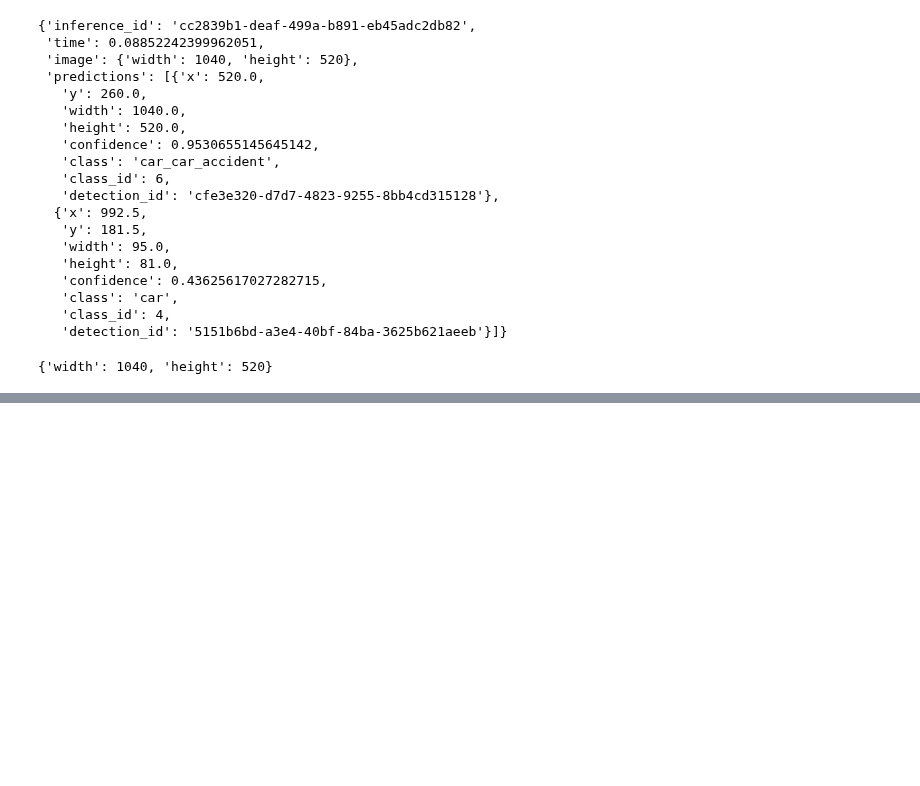
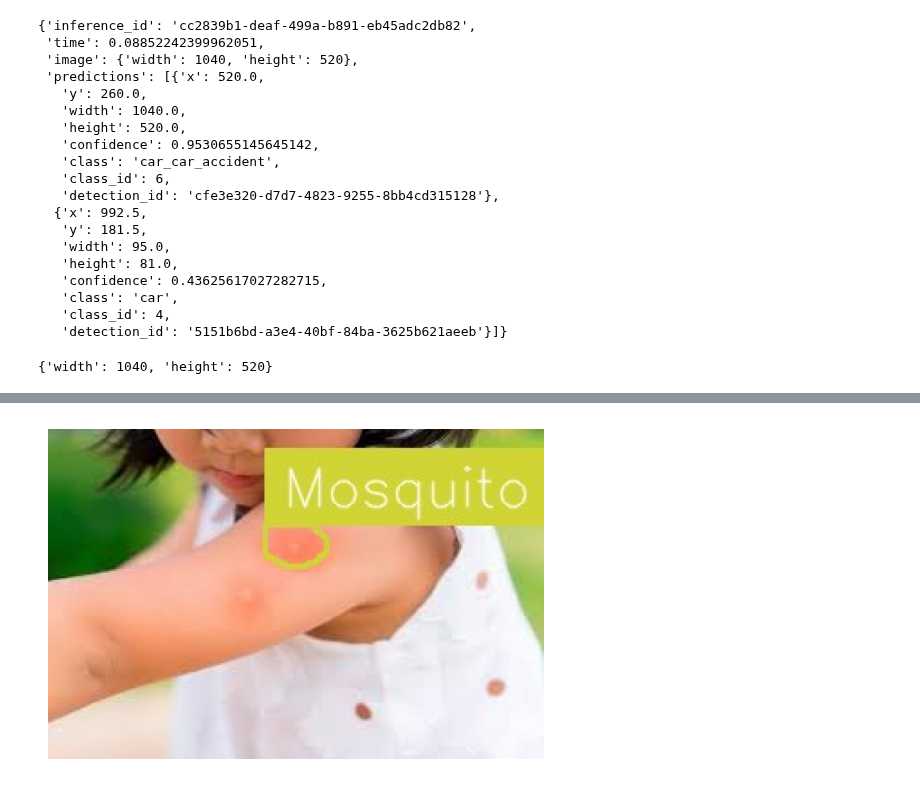
Before and after one commit to davidlealo/sic_ai_2024, a Jupyter notebook: 008_epilogo/Clase39_SIC_AI_2024.ipynb, the cells around one changed output, grey strips where cells are left out. Cells and saved outputs as stored; diff of their text form; code cells hidden in the pictures; blank space fills up the shorter version.

Commit message:
Ahora podemos ver la imagen que es un modelo binario de 64

```diff
--- a/008_epilogo/Clase39_SIC_AI_2024.ipynb
+++ b/008_epilogo/Clase39_SIC_AI_2024.ipynb
@@ -100,3 +100,20 @@ result
 result['image']
 # %% [output]
 {'width': 1040, 'height': 520}
+# %%
+from inference_sdk import InferenceHTTPClient
+
+client = InferenceHTTPClient(
+    api_url="https://detect.roboflow.com",
+    api_key="api_key"
+)
+
+result = client.run_workflow(
+    workspace_name="deteccion-h92uo",
+    workflow_id="detect-count-and-visualize-kby",
+    images={
+        "image": "moskito.jpeg"
+    }
+)
+
+result
@@ -102,0 +138,2 @@ result['image']
+# %%
+image = result[0]['output_image']
@@ -102,0 +144,18 @@ result['image']
+# %%
+import base64
+from PIL import Image
+from io import BytesIO
+import matplotlib.pyplot as plt
+
+# Decodificar la cadena base64
+image_data = base64.b64decode(image)
+
+# Crear una imagen usando PIL
+image = Image.open(BytesIO(image_data))
+
+# Mostrar la imagen usando matplotlib
+plt.imshow(image)
+plt.axis('off')  # Para ocultar los ejes
+plt.show()
+# %% [output]
+[figure, added]
```
Also changed, not shown: parts of 2 cells of this notebook.
